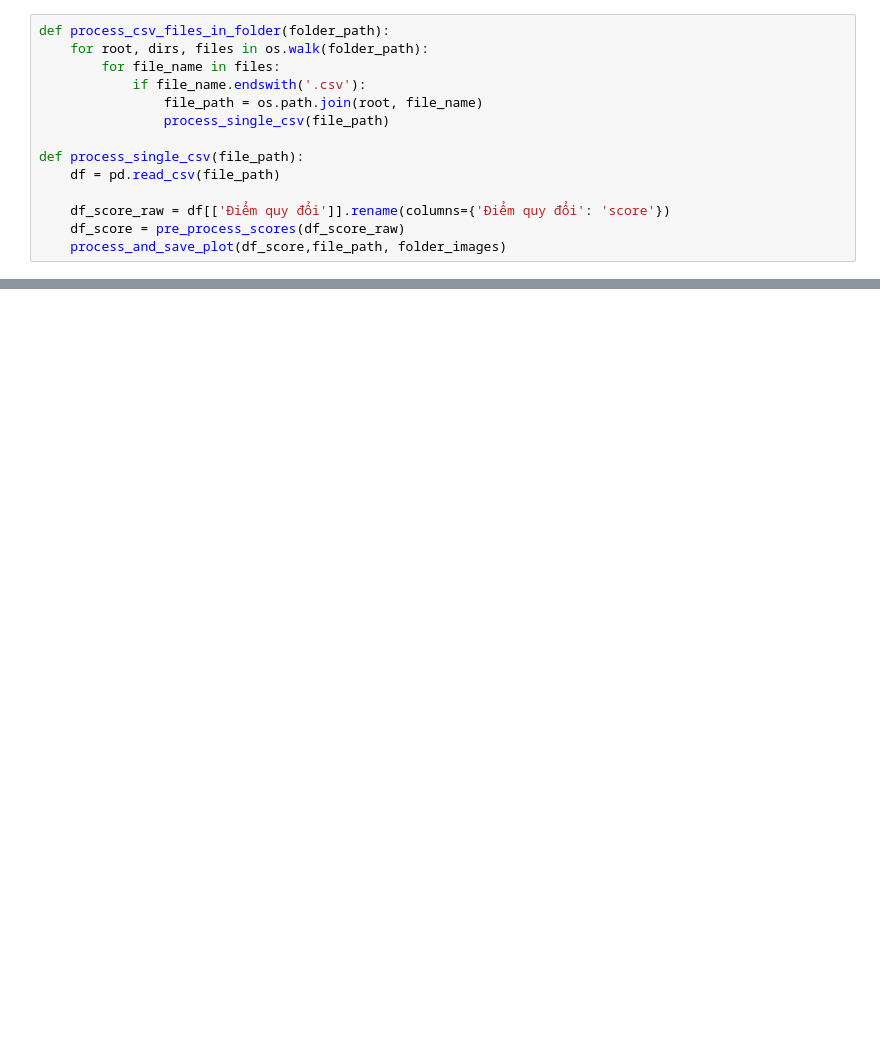
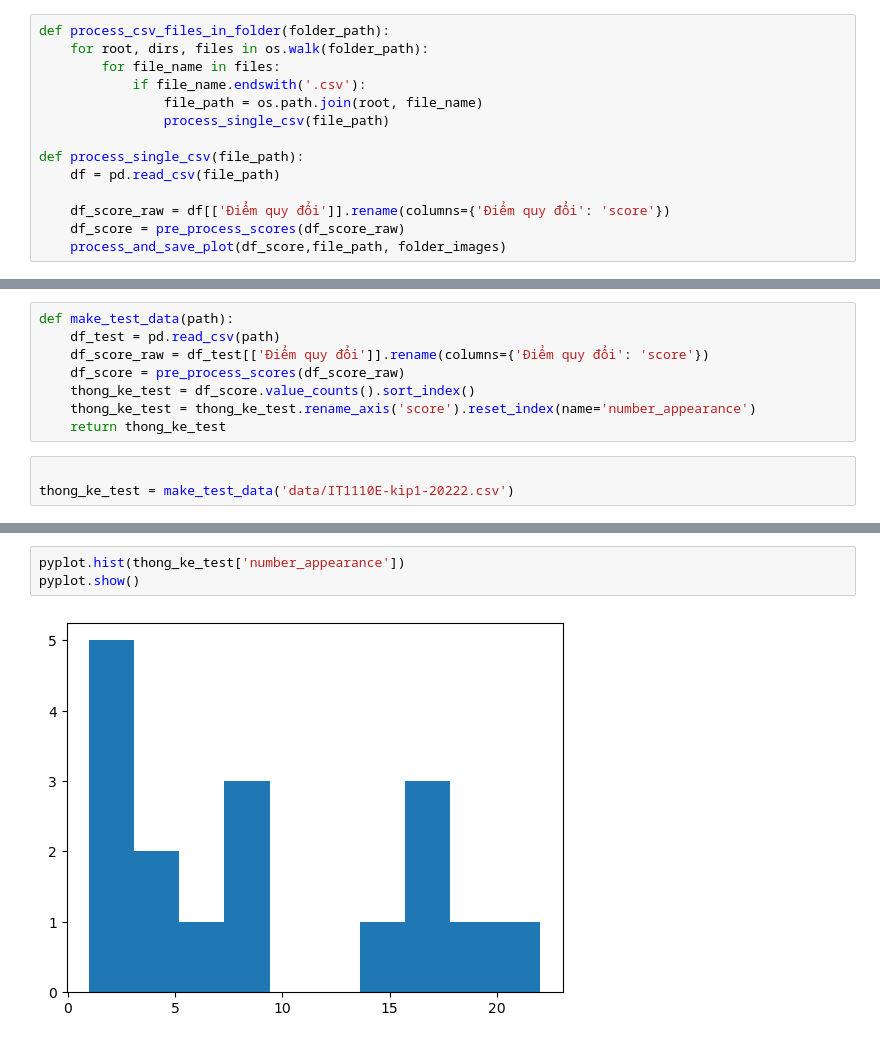
Before and after one commit to vudinhminh08/thesis, a Jupyter notebook: score_analyze_csv.ipynb, the cells around one changed output, grey strips where cells are left out. Saved outputs shown, nothing was run; the diff lists cells and outputs as text; blank space fills up the shorter version.

```diff
--- a/score_analyze_csv.ipynb
+++ b/score_analyze_csv.ipynb
@@ -161,0 +195,11 @@ IT3020-kip4-20222
+# %%
+def make_test_data(path):
+    df_test = pd.read_csv(path)
+    df_score_raw = df_test[['Điểm quy đổi']].rename(columns={'Điểm quy đổi': 'score'})
+    df_score = pre_process_scores(df_score_raw)
+    thong_ke_test = df_score.value_counts().sort_index()
+    thong_ke_test = thong_ke_test.rename_axis('score').reset_index(name='number_appearance')
+    return thong_ke_test
+# %%
+
+thong_ke_test = make_test_data('data/IT1110E-kip1-20222.csv')
@@ -161,0 +227,5 @@ IT3020-kip4-20222
+# %%
+pyplot.hist(thong_ke_test['number_appearance'])
+pyplot.show()
+# %% [output]
+[figure, added]
```
Also changed, not shown: parts of 5 cells of this notebook, 1 other file.
